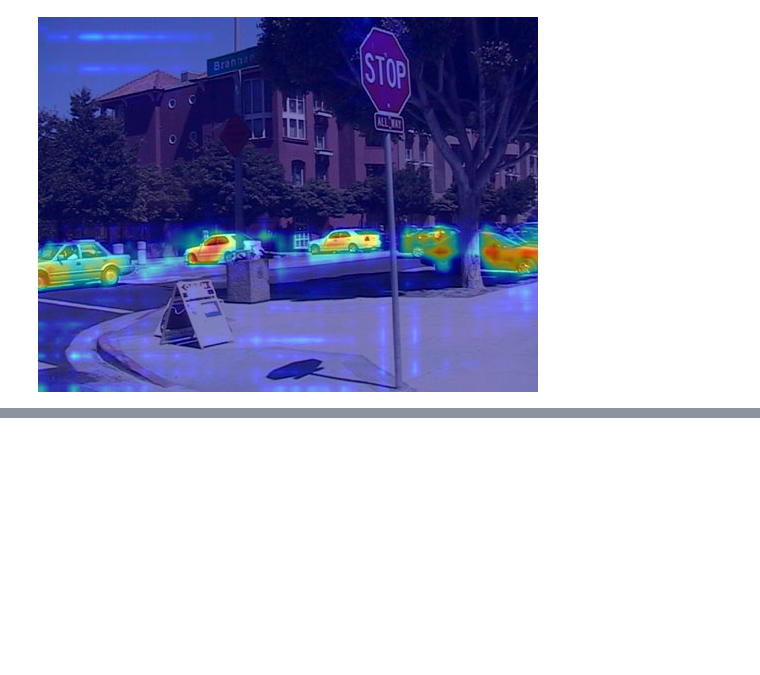
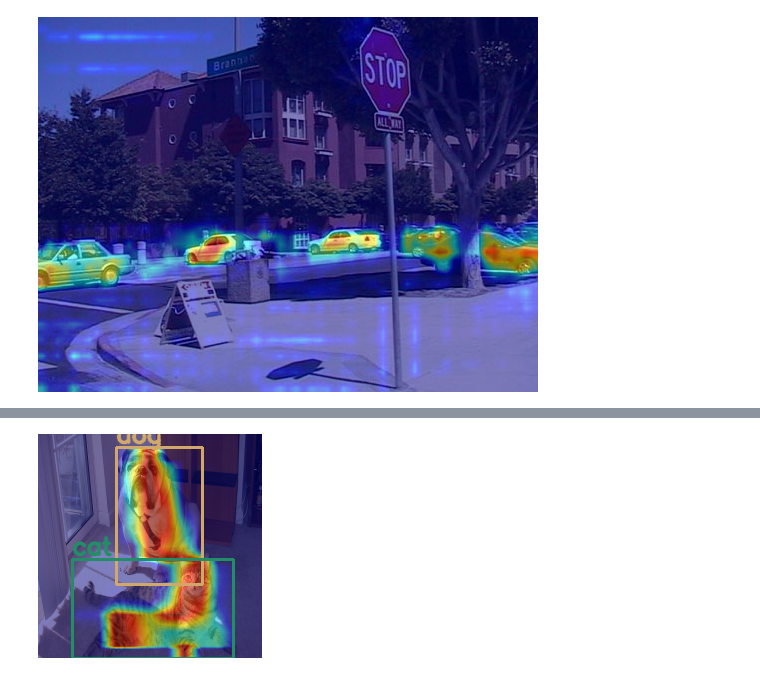
Before and after one commit to Eeaeau/TDT4265_StarterCode, a Jupyter notebook: Project/SSD/torch_grad_cam.ipynb, the cells around one changed output, grey strips where cells are left out. Cells and saved outputs as stored; diff of their text form; code cells hidden in the pictures; blank space fills up the shorter version.

Commit message:
Normalize

```diff
--- a/Project/SSD/torch_grad_cam.ipynb
+++ b/Project/SSD/torch_grad_cam.ipynb
@@ -146,0 +303,20 @@ Image.fromarray(cam_image)
+# %%
+def renormalize_cam_in_bounding_boxes(boxes, image_float_np, grayscale_cam):
+    """Normalize the CAM to be in the range [0, 1]
+    inside every bounding boxes, and zero outside of the bounding boxes. """
+    renormalized_cam = np.zeros(grayscale_cam.shape, dtype=np.float32)
+    images = []
+    for x1, y1, x2, y2 in boxes:
+        img = renormalized_cam * 0
+        img[y1:y2, x1:x2] = scale_cam_image(grayscale_cam[y1:y2, x1:x2].copy())
+        images.append(img)
+
+    renormalized_cam = np.max(np.float32(images), axis = 0)
+    renormalized_cam = scale_cam_image(renormalized_cam)
+    eigencam_image_renormalized = show_cam_on_image(image_float_np, renormalized_cam, use_rgb=True)
+    image_with_bounding_boxes = draw_boxes(boxes, labels, classes, eigencam_image_renormalized)
+    return image_with_bounding_boxes
+
+Image.fromarray(renormalize_cam_in_bounding_boxes(boxes, image_float_np, grayscale_cam))
+# %% [output]
+[figure, added]
```
Also changed, not shown: parts of 7 cells of this notebook, 1 other file.
